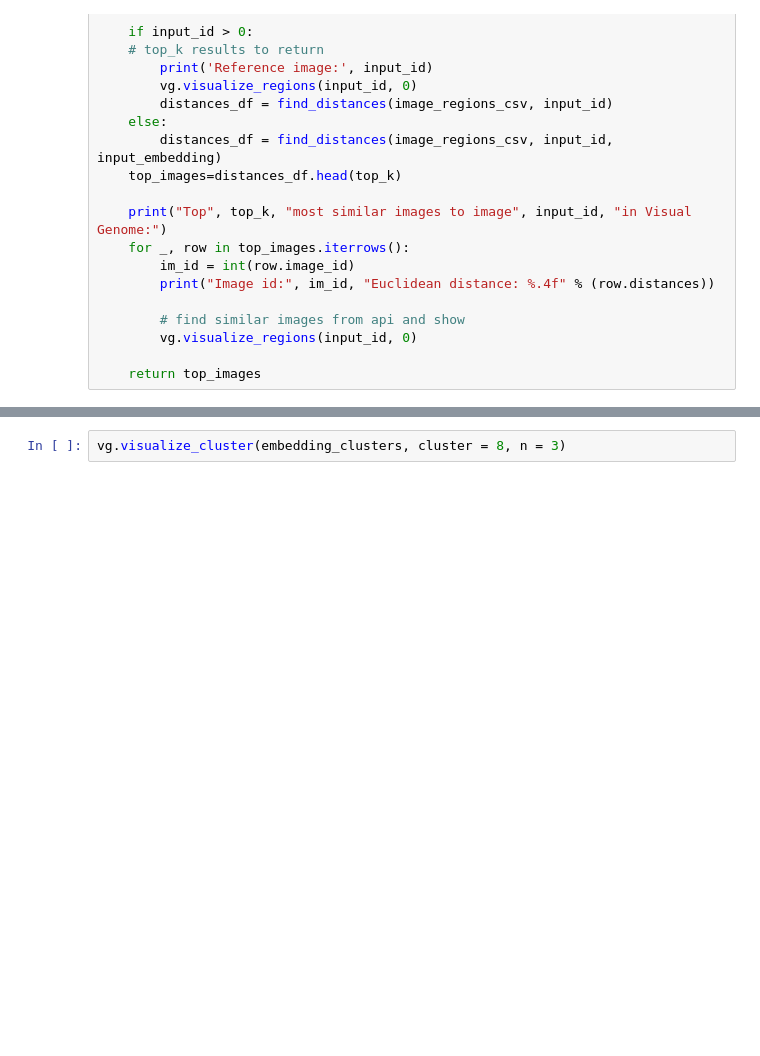
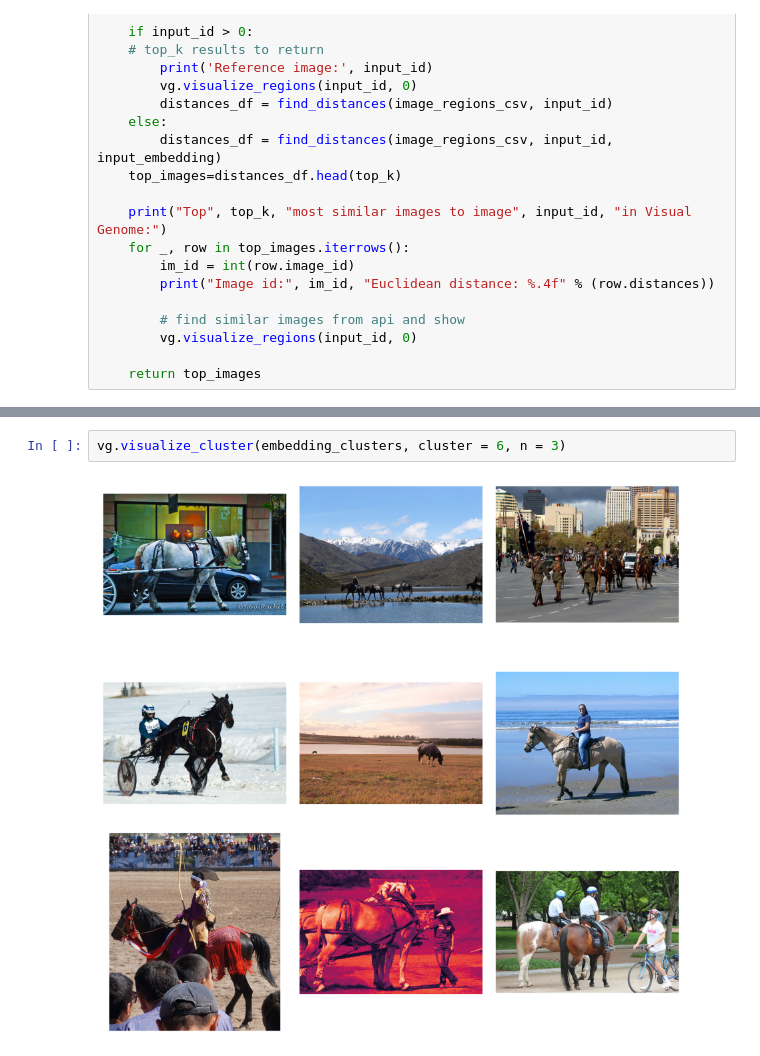
Before and after one commit to KarahanS/Visual-Genome-Python-Driver, a Jupyter notebook: clustering.ipynb, the cells around one changed output, grey strips where cells are left out. Cells and saved outputs as stored; diff of their text form; blank space fills up the shorter version.

Commit message:
add sampled ids for clustering

```diff
--- a/clustering.ipynb
+++ b/clustering.ipynb
@@ -318,2 +318,4 @@ embedding_clusters.head()
 # %%
-vg.visualize_cluster(embedding_clusters, cluster = 8, n = 3)
+vg.visualize_cluster(embedding_clusters, cluster = 6, n = 3)
+# %% [output]
+[figure, added]
```
Also changed, not shown: parts of 5 cells of this notebook, 3 other files.
